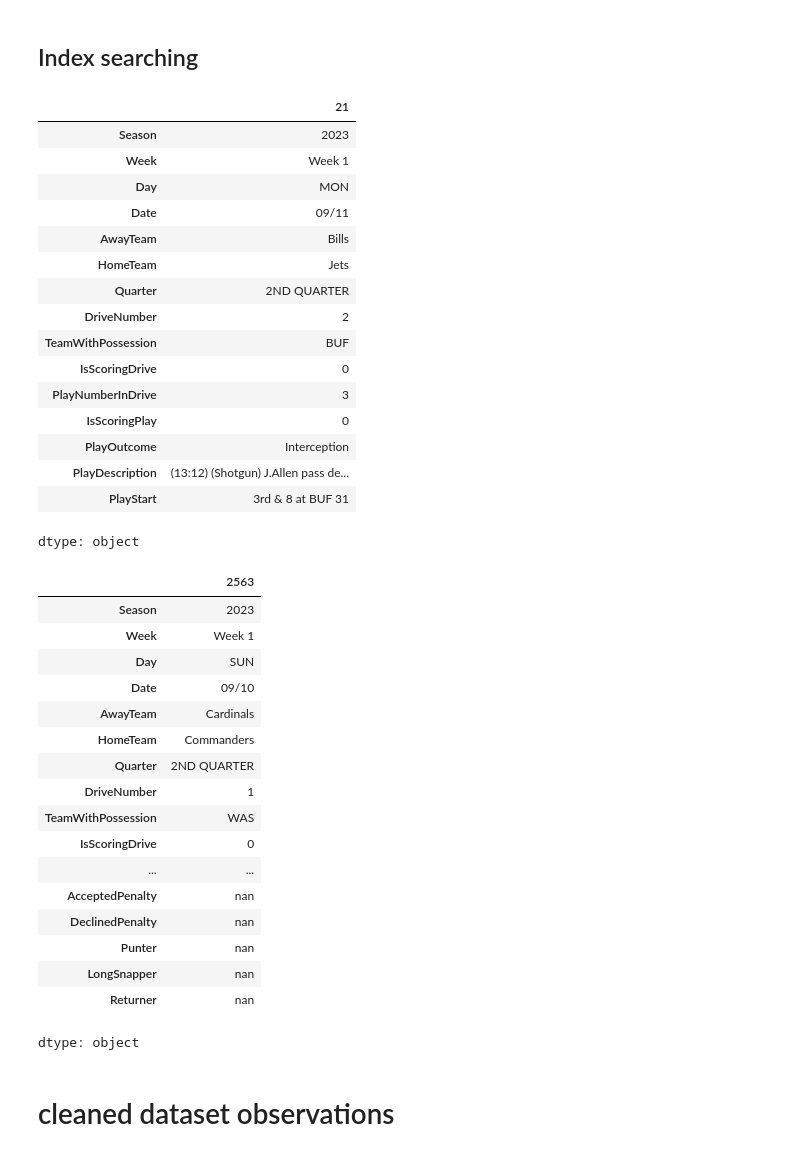
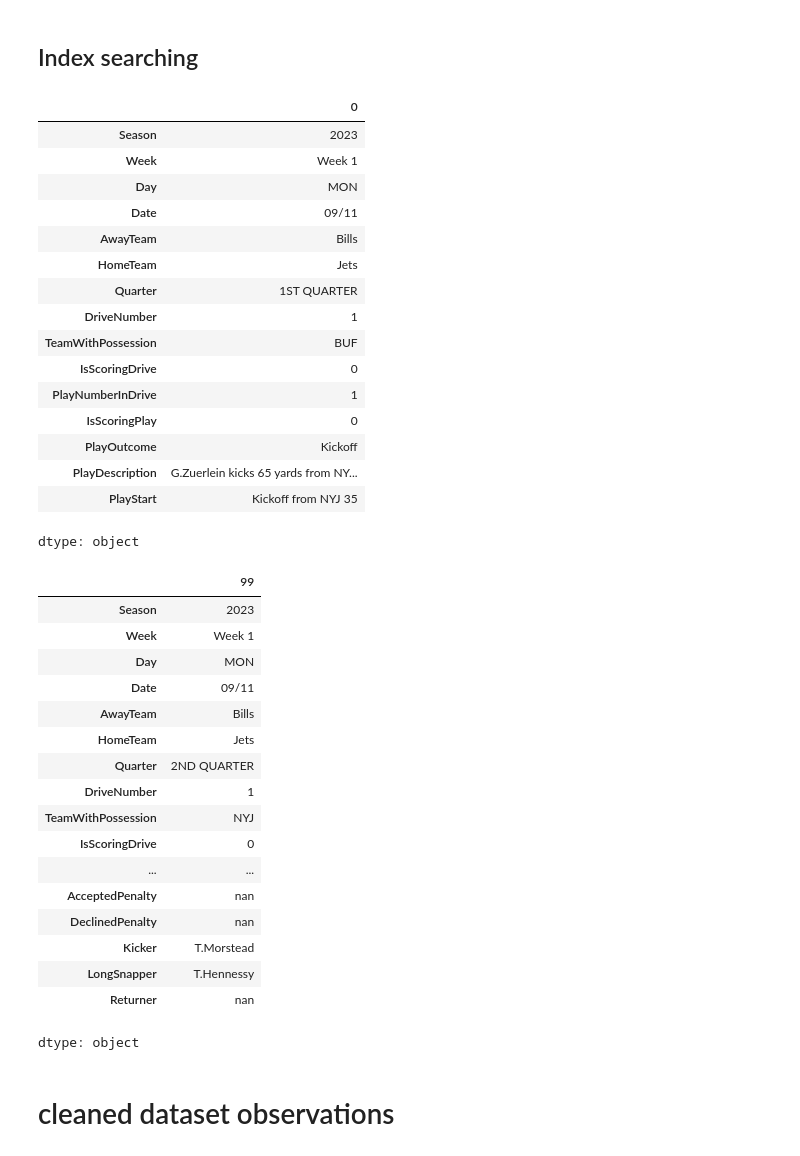
Before and after one commit to KeoniM/NFL_Data_Cleaning, a Jupyter notebook: NFL_Plays_Week1_2023.ipynb, the cells around one changed output. Saved outputs shown, nothing was run; the diff lists cells and outputs as text; code cells hidden in the pictures.

Commit message:
Cleaned up regular expressions a bit. Progress made on punt and kickoff play types.

```diff
--- a/NFL_Plays_Week1_2023.ipynb
+++ b/NFL_Plays_Week1_2023.ipynb
@@ -1614,13 +1779,13 @@ def clean_dataframe_of_plays(df_all_plays):
                 "TackleBy1", "TackleBy2", "PressureBy", "InterceptedBy", "SackedBy", "ForcedFumbleBy",
                 "FumbleDetails", "ReverseDetails",
                 "InjuredPlayers", "AcceptedPenalty", "DeclinedPenalty",
-                "Punter", "LongSnapper", "Returner"]
+                "Kicker", "LongSnapper", "Returner"]
 
   string_columns = ["PlayType", "TimeOnTheClock", "Formation", "Passer", "Rusher", "Receiver", "Direction",
                     "TackleBy1", "TackleBy2", "PressureBy", "InterceptedBy", "SackedBy", "ForcedFumbleBy",
                     "FumbleDetails", "ReverseDetails",
                     "InjuredPlayers", "AcceptedPenalty", "DeclinedPenalty",
-                    "Punter", "LongSnapper", "Returner"]
+                    "Kicker", "LongSnapper", "Returner"]
 
   int_columns = ["Yardage"]
 
@@ -1637,12 +1802,13 @@ def clean_dataframe_of_plays(df_all_plays):
   # GETTING PLAY CATEGORIES AND CLEANING #
   ########################################
 
-  df_all_plays_cleaned = clean_run_plays(df_all_plays_cleaned)
-  df_all_plays_cleaned = clean_pass_plays(df_all_plays_cleaned)
-  df_all_plays_cleaned = clean_intercepted_plays(df_all_plays_cleaned)
-  df_all_plays_cleaned = clean_sacked_plays(df_all_plays_cleaned)
+  # df_all_plays_cleaned = clean_run_plays(df_all_plays_cleaned)
+  # df_all_plays_cleaned = clean_pass_plays(df_all_plays_cleaned)
+  # df_all_plays_cleaned = clean_intercepted_plays(df_all_plays_cleaned)
+  # df_all_plays_cleaned = clean_sacked_plays(df_all_plays_cleaned)
   df_all_plays_cleaned = clean_punt_plays(df_all_plays_cleaned)
-  df_all_plays_cleaned = clean_touchdown_plays(df_all_plays_cleaned)
+  df_all_plays_cleaned = clean_kickoff_plays(df_all_plays_cleaned)
+  # df_all_plays_cleaned = clean_touchdown_plays(df_all_plays_cleaned)
 
 
   return df_all_plays_cleaned
@@ -2002,44 +2256,44 @@ for i in dict_unclean_to_clean_fumble_plays.keys():
 ## Index searching
 # %%
 # week1_2023_plays['PlayDescription'].iloc[34]
-week1_2023_plays.iloc[21]
+week1_2023_plays.iloc[0]
 # %% [output]
-|  | 21 |
+|  | 0 |
 | Season | 2023 |
 | Week | Week 1 |
 | Day | MON |
 | Date | 09/11 |
 | AwayTeam | Bills |
 | HomeTeam | Jets |
-| Quarter | 2ND QUARTER |
-| DriveNumber | 2 |
+| Quarter | 1ST QUARTER |
+| DriveNumber | 1 |
 | TeamWithPossession | BUF |
 | IsScoringDrive | 0 |
-| PlayNumberInDrive | 3 |
+| PlayNumberInDrive | 1 |
 | IsScoringPlay | 0 |
-| PlayOutcome | Interception |
-| PlayDescription | (13:12) (Shotgun) J.Allen pass de... |
-| PlayStart | 3rd & 8 at BUF 31 |
+| PlayOutcome | Kickoff |
+| PlayDescription | G.Zuerlein kicks 65 yards from NY... |
+| PlayStart | Kickoff from NYJ 35 |
 dtype: object
 # %%
-df_week1_plays_cleaned.iloc[2563]
+df_week1_plays_cleaned.iloc[99]
 # %% [output]
-|  | 2563 |
+|  | 99 |
 | Season | 2023 |
 | Week | Week 1 |
-| Day | SUN |
-| Date | 09/10 |
-| AwayTeam | Cardinals |
-| HomeTeam | Commanders |
+| Day | MON |
+| Date | 09/11 |
+| AwayTeam | Bills |
+| HomeTeam | Jets |
 | Quarter | 2ND QUARTER |
 | DriveNumber | 1 |
-| TeamWithPossession | WAS |
+| TeamWithPossession | NYJ |
 | IsScoringDrive | 0 |
 | ... | ... |
 | AcceptedPenalty | nan |
 | DeclinedPenalty | nan |
-| Punter | nan |
-| LongSnapper | nan |
+| Kicker | T.Morstead |
+| LongSnapper | T.Hennessy |
 | Returner | nan |
 dtype: object
 # %% [markdown]
```
Also changed, not shown: parts of 36 cells of this notebook.
